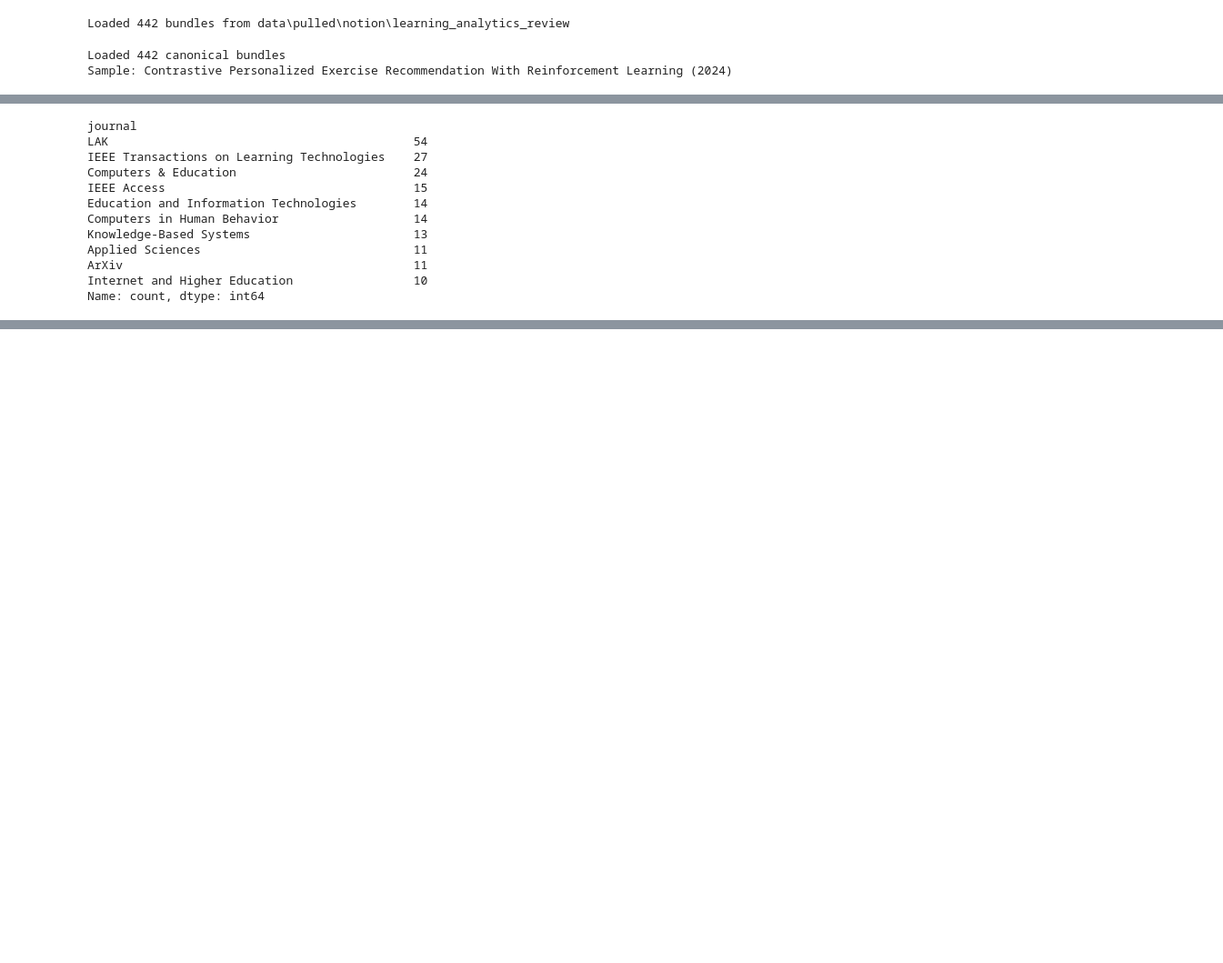
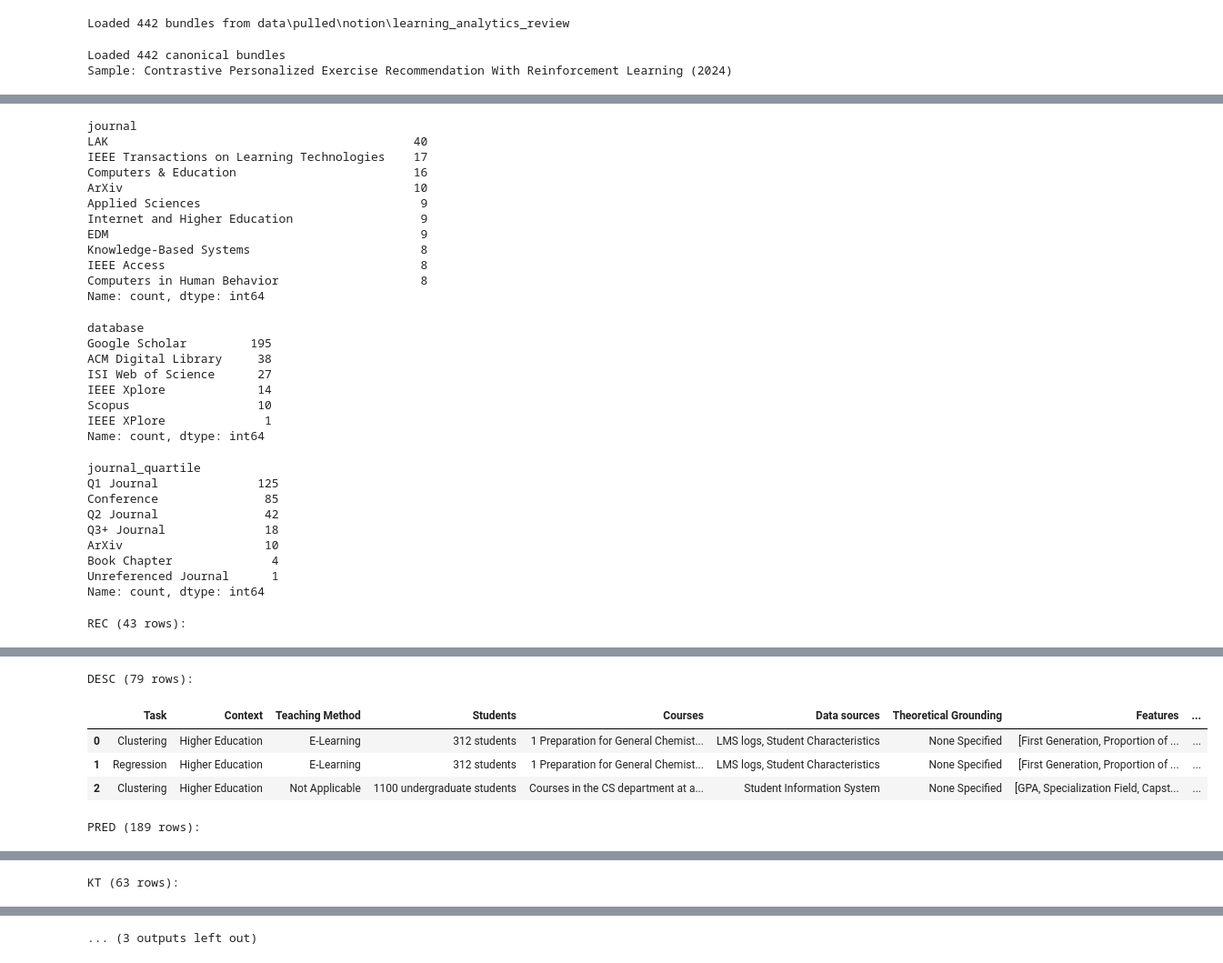
Before and after one commit to RicardoSantos0/Notion_Zotero, a Jupyter notebook: original_db_summary_analysis.ipynb, the cells around one changed output, grey strips where cells are left out. Shown at 91% size. Drawn from its saved outputs; the diff is of its cells as text; code cells hidden in the pictures; blank space fills up the shorter version.

```diff
--- a/original_db_summary_analysis.ipynb
+++ b/original_db_summary_analysis.ipynb
@@ -104,13 +143,17 @@ pd.DataFrame(norm_log).T
 # %%
-# --- Cell 6: Explore ---
-rl = clean_dfs.get("Reading List", pd.DataFrame())
+# --- Cell 6: Explore (accepted papers from cleaned_dfs) ---
+rl = cleaned_dfs.get("Reading List", pd.DataFrame())
 if not rl.empty and "year" in rl.columns:
     display(rl["year"].value_counts().sort_index())
 if not rl.empty and "journal" in rl.columns:
-    display(rl["journal"].dropna().value_counts().head(10))
-for name, df in clean_dfs.items():
+    display(rl["journal"].dropna().replace("", pd.NA).dropna().value_counts().head(10))
+if not rl.empty and "database" in rl.columns:
+    display(rl["database"].dropna().replace("", pd.NA).dropna().value_counts().head(10))
+if not rl.empty and "journal_quartile" in rl.columns:
+    display(rl["journal_quartile"].dropna().replace("", pd.NA).dropna().value_counts())
+for name, df in cleaned_dfs.items():
     if name != "Reading List" and not df.empty:
-        print(f"{name} ({len(df)} rows):")
-        display(df.head(5))
+        print(f"\n{name} ({len(df)} rows):")
+        display(df.head(3))
 # %% [output]
 year
@@ -131,14 +174,32 @@ year
 2026     2
 Name: count, dtype: int64
 journal
-LAK                                           54
-IEEE Transactions on Learning Technologies    27
-Computers & Education                         24
-IEEE Access                                   15
-Education and Information Technologies        14
-Computers in Human Behavior                   14
-Knowledge-Based Systems                       13
-Applied Sciences                              11
-ArXiv                                         11
-Internet and Higher Education                 10
+LAK                                           40
+IEEE Transactions on Learning Technologies    17
+Computers & Education                         16
+ArXiv                                         10
+Applied Sciences                               9
+Internet and Higher Education                  9
+EDM                                            9
+Knowledge-Based Systems                        8
+IEEE Access                                    8
+Computers in Human Behavior                    8
 Name: count, dtype: int64
+database
+Google Scholar         195
+ACM Digital Library     38
+ISI Web of Science      27
+IEEE Xplore             14
+Scopus                  10
+IEEE XPlore              1
+Name: count, dtype: int64
+journal_quartile
+Q1 Journal              125
+Conference               85
+Q2 Journal               42
+Q3+ Journal              18
+ArXiv                    10
+Book Chapter              4
+Unreferenced Journal      1
+Name: count, dtype: int64
+REC (43 rows):
@@ -144,0 +210,6 @@ Name: count, dtype: int64
+DESC (79 rows):
+|  | Task | Context | Teaching Method | Students | Courses | Data sources | Theoretical Grounding | Features | ... |
+| 0 | Clustering | Higher Education | E-Learning | 312 students | 1 Preparation for General Chemist... | LMS logs, Student Characteristics | None Specified | [First Generation, Proportion of ... | ... |
+| 1 | Regression | Higher Education | E-Learning | 312 students | 1 Preparation for General Chemist... | LMS logs, Student Characteristics | None Specified | [First Generation, Proportion of ... | ... |
+| 2 | Clustering | Higher Education | Not Applicable | 1100 undergraduate students | Courses in the CS department at a... | Student Information System | None Specified | [GPA, Specialization Field, Capst... | ... |
+PRED (189 rows):
@@ -144,0 +220 @@ Name: count, dtype: int64
+KT (63 rows):
@@ -144,0 +225 @@ Name: count, dtype: int64
+... (3 outputs left out)
```
Also changed, not shown: parts of 6 cells of this notebook, 11 other files.
